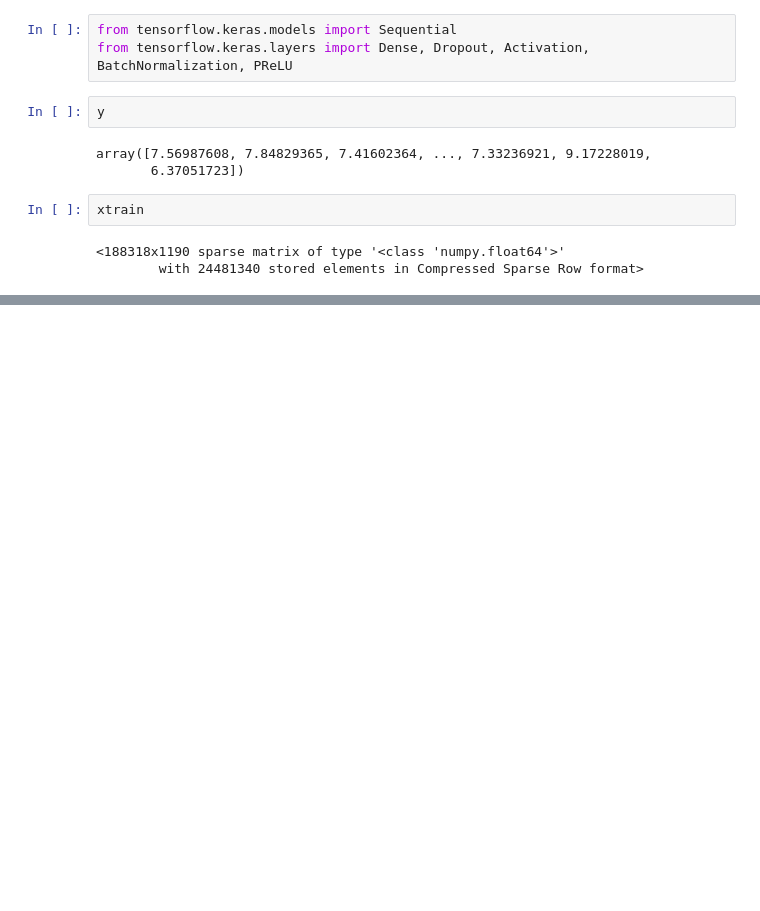
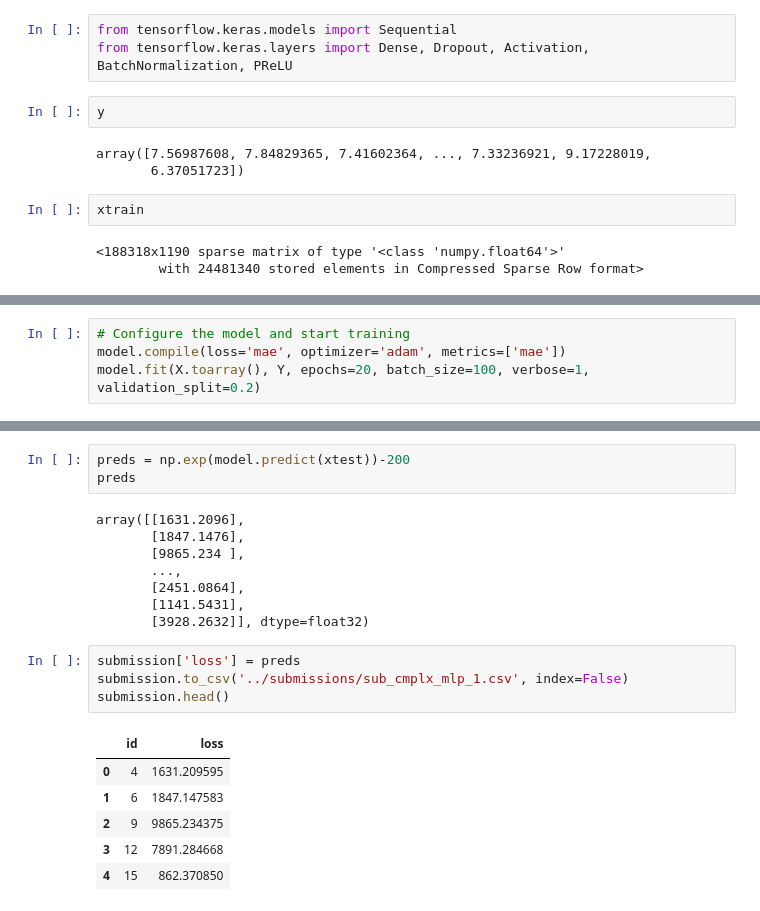
Before and after one commit to tunguz/Allstate, a Jupyter notebook: scripts/Keras_MLP.ipynb, the cells around one changed output, grey strips where cells are left out. Cells and saved outputs as stored; diff of their text form; blank space fills up the shorter version.

```diff
--- a/scripts/Keras_MLP.ipynb
+++ b/scripts/Keras_MLP.ipynb
@@ -120,0 +242,4 @@ ValueError: in user code:
+# %%
+# Configure the model and start training
+model.compile(loss='mae', optimizer='adam', metrics=['mae'])
+model.fit(X.toarray(), Y, epochs=20, batch_size=100, verbose=1, validation_split=0.2)
@@ -120,0 +265,22 @@ ValueError: in user code:
+# %%
+preds = np.exp(model.predict(xtest))-200
+preds
+# %% [output]
+array([[1631.2096],
+       [1847.1476],
+       [9865.234 ],
+       ...,
+       [2451.0864],
+       [1141.5431],
+       [3928.2632]], dtype=float32)
+# %%
+submission['loss'] = preds
+submission.to_csv('../submissions/sub_cmplx_mlp_1.csv', index=False)
+submission.head()
+# %% [output]
+|  | id | loss |
+| 0 | 4 | 1631.209595 |
+| 1 | 6 | 1847.147583 |
+| 2 | 9 | 9865.234375 |
+| 3 | 12 | 7891.284668 |
+| 4 | 15 | 862.370850 |
```
Also changed, not shown: parts of 22 cells of this notebook, 6 other files.
